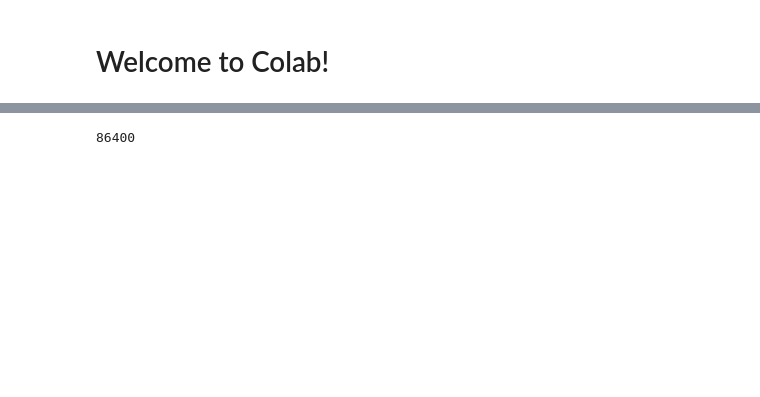
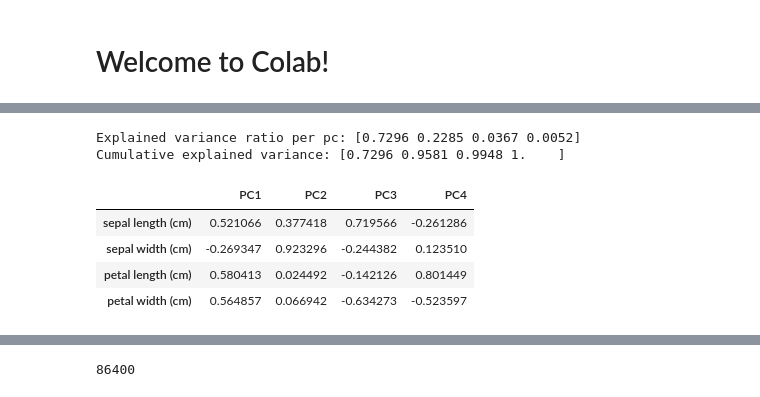
Before and after one commit to AditiKarn1/Data_science_lab, a Jupyter notebook: Data_science_lab.ipynb, the cells around one changed output, grey strips where cells are left out. Cells and saved outputs as stored; diff of their text form; code cells hidden in the pictures; blank space fills up the shorter version.

```diff
--- a/Data_science_lab.ipynb
+++ b/Data_science_lab.ipynb
@@ -4,0 +26,23 @@
+# %%
+from sklearn.decomposition import PCA
+pca = PCA(n_components=X.shape[1])
+principal_components_score=pca.fit_transform(X_scaled)
+explained_var=pca.explained_variance_ratio_
+print("Explained variance ratio per pc:",np.round(explained_var,4))
+print("Cumulative explained variance:",np.round(np.cumsum(explained_var),4))
+# %% [output]
+Explained variance ratio per pc: [0.7296 0.2285 0.0367 0.0052]
+Cumulative explained variance: [0.7296 0.9581 0.9948 1.    ]
+# %%
+loadings=pd.DataFrame(
+    pca.components_.T,
+    columns=[f"PC{i+1}" for i in range(pca.n_components_)],
+    index=X.columns
+)
+loadings
+# %% [output]
+|  | PC1 | PC2 | PC3 | PC4 |
+| sepal length (cm) | 0.521066 | 0.377418 | 0.719566 | -0.261286 |
+| sepal width (cm) | -0.269347 | 0.923296 | -0.244382 | 0.123510 |
+| petal length (cm) | 0.580413 | 0.024492 | -0.142126 | 0.801449 |
+| petal width (cm) | 0.564857 | 0.066942 | -0.634273 | -0.523597 |
```
Also changed, not shown: parts of 29 cells of this notebook.
